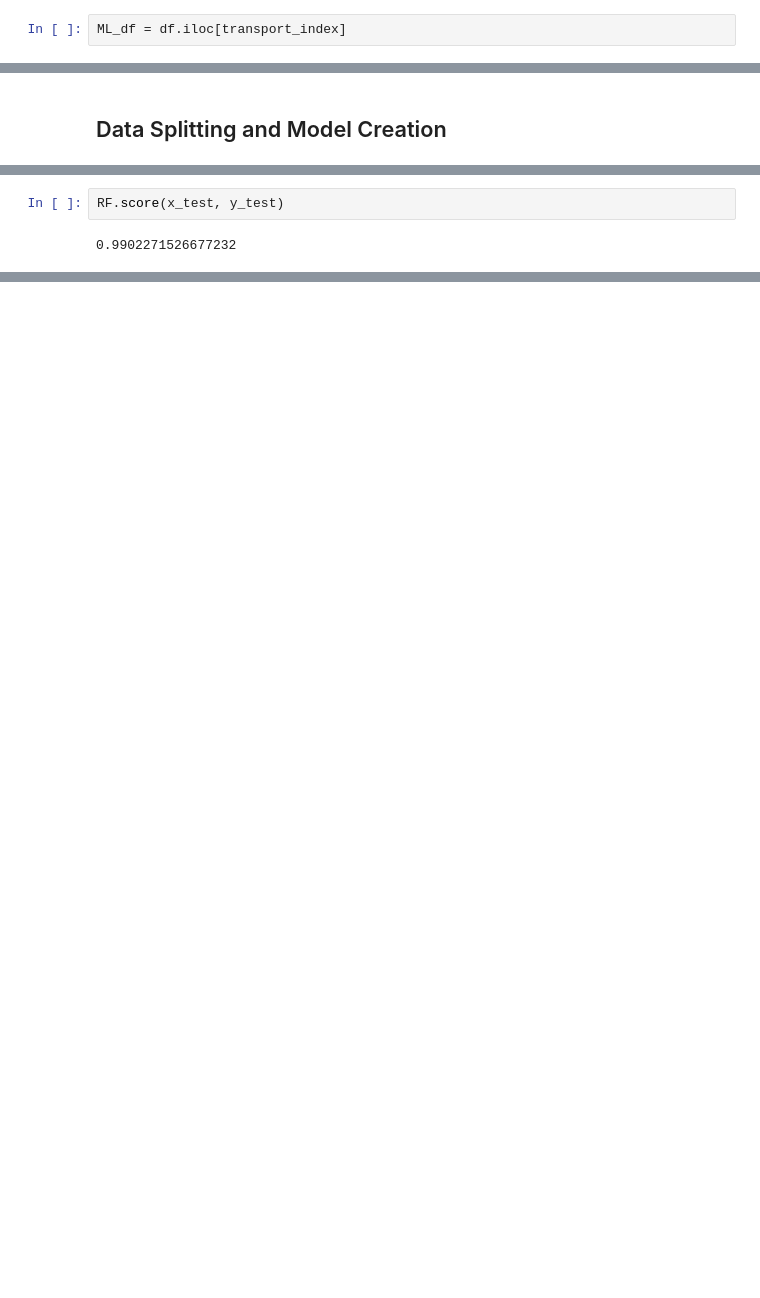
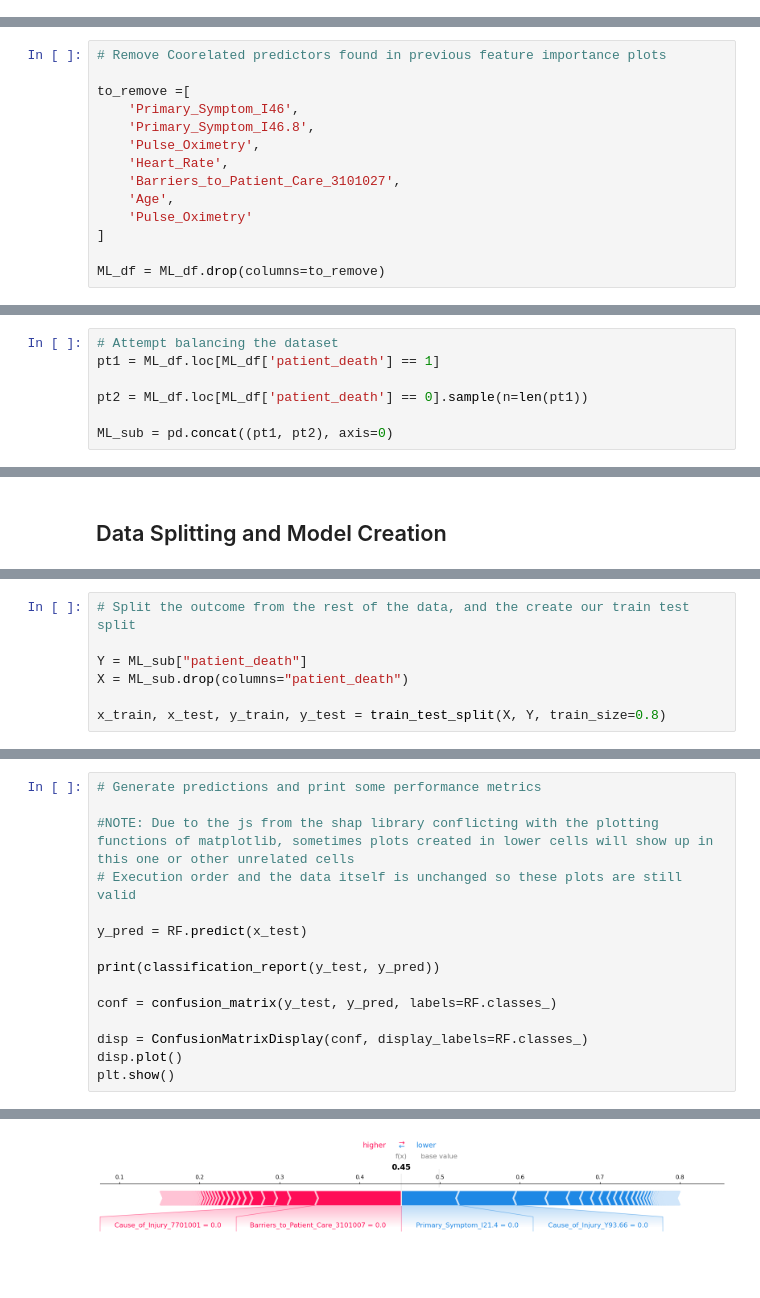
Before and after one commit to josephbajor/CMU_DABP_Project, a Jupyter notebook: ml_eng.ipynb, the cells around one changed output, grey strips where cells are left out. Drawn from its saved outputs; the diff is of its cells as text; blank space fills up the shorter version.

```diff
--- a/ml_eng.ipynb
+++ b/ml_eng.ipynb
@@ -126,5 +143,3 @@ If a patient shows up in at least one of the two above dataframes, we know that
 transport_index = ed_df.index.union(hosp_df.index)
 
 ML_df = df.iloc[transport_index]
-# %%
-ML_df = df.iloc[transport_index]
@@ -452,0 +503,14 @@ ML_df = fix_na(df=ML_df, cutoff=0.3)
+# %%
+# Remove Coorelated predictors found in previous feature importance plots
+
+to_remove =[
+    'Primary_Symptom_I46',
+    'Primary_Symptom_I46.8',
+    'Pulse_Oximetry',
+    'Heart_Rate',
+    'Barriers_to_Patient_Care_3101027',
+    'Age',
+    'Pulse_Oximetry'
+]
+
+ML_df = ML_df.drop(columns=to_remove)
@@ -452,0 +520,7 @@ ML_df = fix_na(df=ML_df, cutoff=0.3)
+# %%
+# Attempt balancing the dataset
+pt1 = ML_df.loc[ML_df['patient_death'] == 1]
+
+pt2 = ML_df.loc[ML_df['patient_death'] == 0].sample(n=len(pt1))
+
+ML_sub = pd.concat((pt1, pt2), axis=0)
@@ -462 +543,8 @@ x_train, x_test, y_train, y_test = train_test_split(ML_df, Y, train_size=0.8)
+# %%
+# Split the outcome from the rest of the data, and the create our train test split
+
+Y = ML_sub["patient_death"]
+X = ML_sub.drop(columns="patient_death")
+
+x_train, x_test, y_train, y_test = train_test_split(X, Y, train_size=0.8)
 # %%
@@ -465,7 +555,19 @@ RF = RandomForestClassifier(n_estimators=230, max_depth=30, bootstrap=True)
 RF.fit(x_train, y_train)
 # %% [output]
 RandomForestClassifier(max_depth=30, n_estimators=230)
-# %%
-RF.score(x_test, y_test)
-# %% [output]
-0.9902271526677232
+# %%
+# Generate predictions and print some performance metrics
+
+#NOTE: Due to the js from the shap library conflicting with the plotting functions of matplotlib, sometimes plots created in lower cells will show up in this one or other unrelated cells
+# Execution order and the data itself is unchanged so these plots are still valid
+
+y_pred = RF.predict(x_test)
+
+print(classification_report(y_test, y_pred))
+
+conf = confusion_matrix(y_test, y_pred, labels=RF.classes_)
+
+disp = ConfusionMatrixDisplay(conf, display_labels=RF.classes_)
+disp.plot()
+plt.show()
+# %% [output]
@@ -471,0 +582 @@ RF.score(x_test, y_test)
+[figure, added]
```
Also changed, not shown: parts of 36 cells of this notebook, 4 other files.
